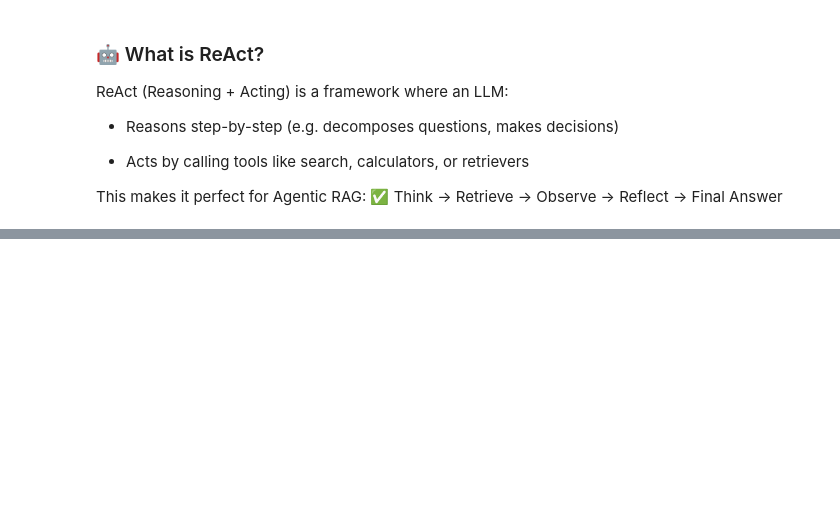
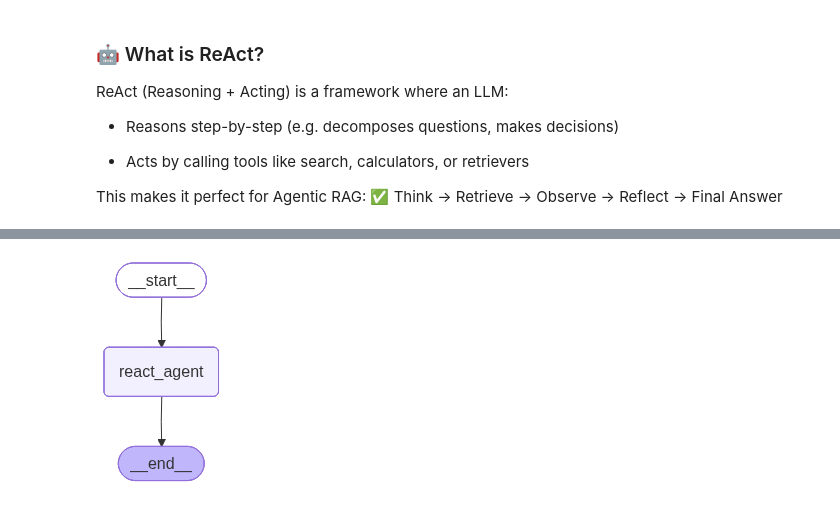
Before and after one commit to SValac/AgenticAIWorkspace, a Jupyter notebook: 4-Agentic-RAG/1-agenticrag.ipynb, the cells around one changed output, grey strips where cells are left out. Saved outputs shown, nothing was run; the diff lists cells and outputs as text; code cells hidden in the pictures; blank space fills up the shorter version.

```diff
--- a/4-Agentic-RAG/1-agenticrag.ipynb
+++ b/4-Agentic-RAG/1-agenticrag.ipynb
@@ -143,0 +220,19 @@ This makes it perfect for Agentic RAG:
+# %%
+# Langgprah agent state
+
+class AgentState(TypedDict):
+    messages: Annotated[Sequence[BaseMessage], add_messages]
+# %%
+# 4 Build langgraph Graph
+
+builder = StateGraph(AgentState)
+
+builder.add_node("react_agent", react_node)
+
+builder.set_entry_point("react_agent")
+builder.add_edge("react_agent", END)
+
+graph = builder.compile()
+graph
+# %% [output]
+[figure, added]
```
Also changed, not shown: parts of 10 cells of this notebook.
